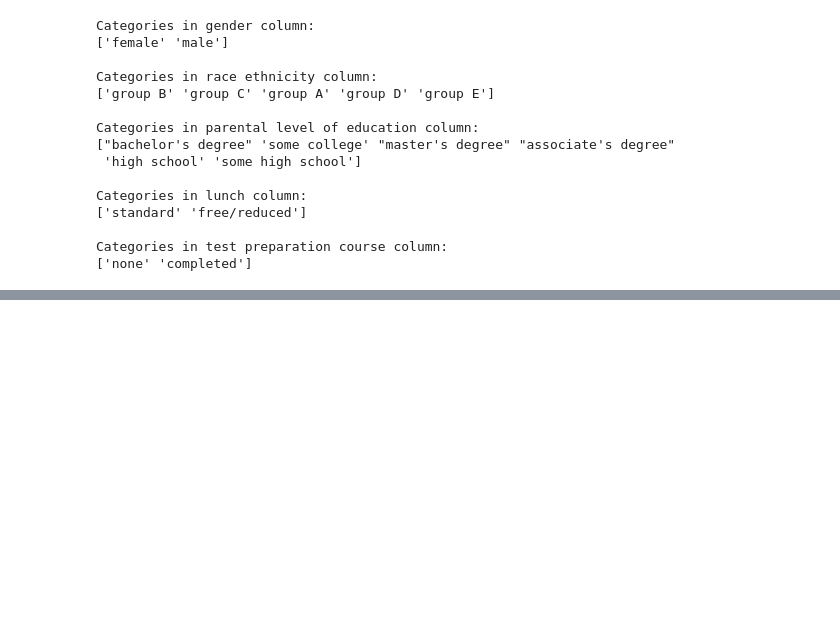
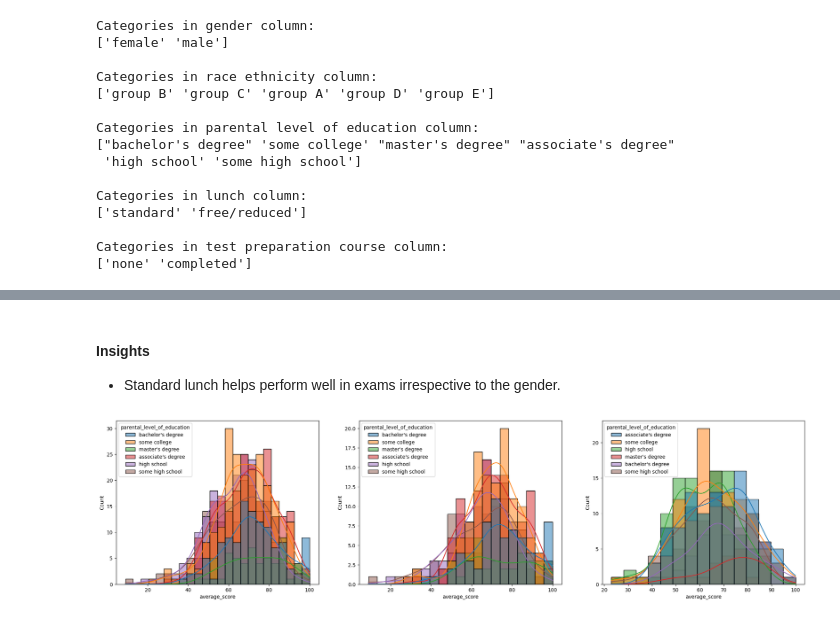
Before and after one commit to mukeshSankalamaddi/mlprojects, a Jupyter notebook: notebook/EDA STUDENT PERFORMANCE.ipynb, the cells around one changed output, grey strips where cells are left out. Saved outputs shown, nothing was run; the diff lists cells and outputs as text; code cells hidden in the pictures; blank space fills up the shorter version.

```diff
--- a/notebook/EDA STUDENT PERFORMANCE.ipynb
+++ b/notebook/EDA STUDENT PERFORMANCE.ipynb
@@ -178,0 +263,16 @@ Categories in test preparation course column:
+# %% [markdown]
+#### Insights
+<ul>
+    <li>Standard lunch helps perform well in exams irrespective to the gender.</li>
+</ul>
+# %%
+plt.subplots(1,3,figsize=(25,6))
+plt.subplot(131)
+sns.histplot(data=df, x='average_score', kde=True, hue='parental_level_of_education')
+plt.subplot(132)
+sns.histplot(data=df[df.gender=='female'], x='average_score', kde=True, hue='parental_level_of_education')
+plt.subplot(133)
+sns.histplot(data=df[df.gender=='male'], x='average_score', kde=True, hue='parental_level_of_education')
+plt.show()
+# %% [output]
+[figure, added]
```
Also changed, not shown: parts of 22 cells of this notebook.
